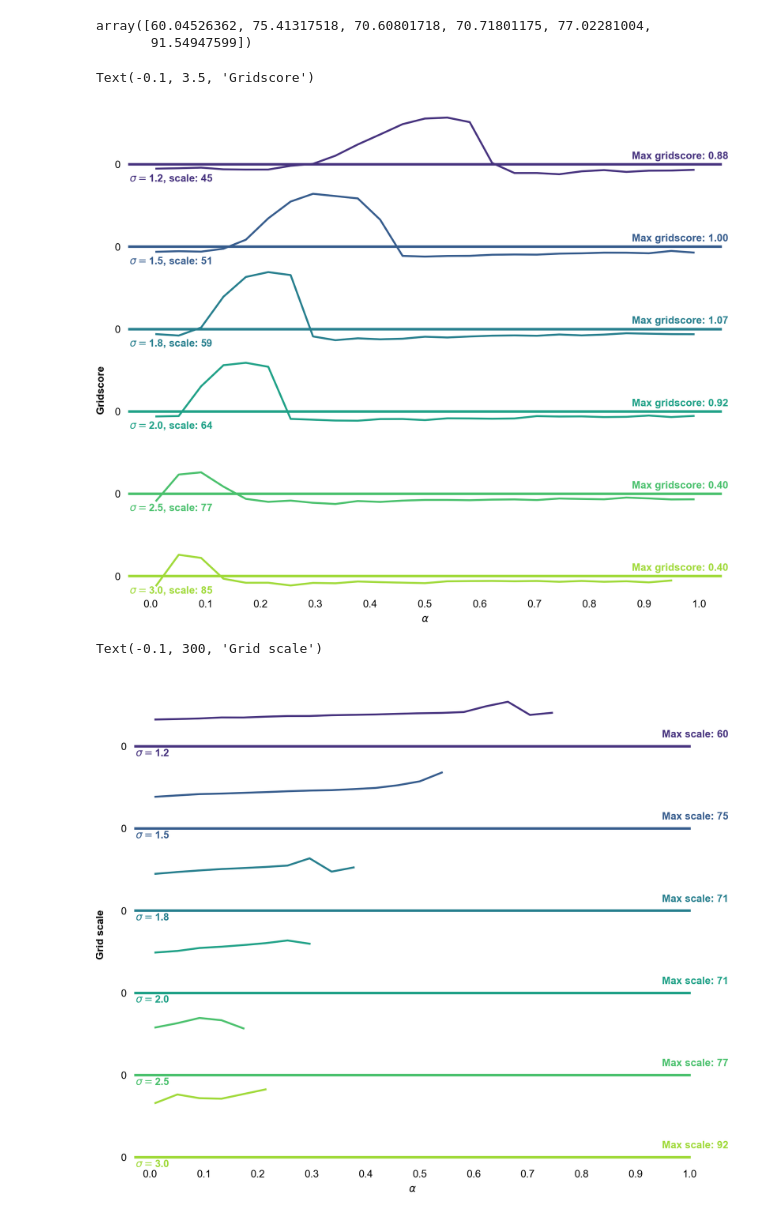
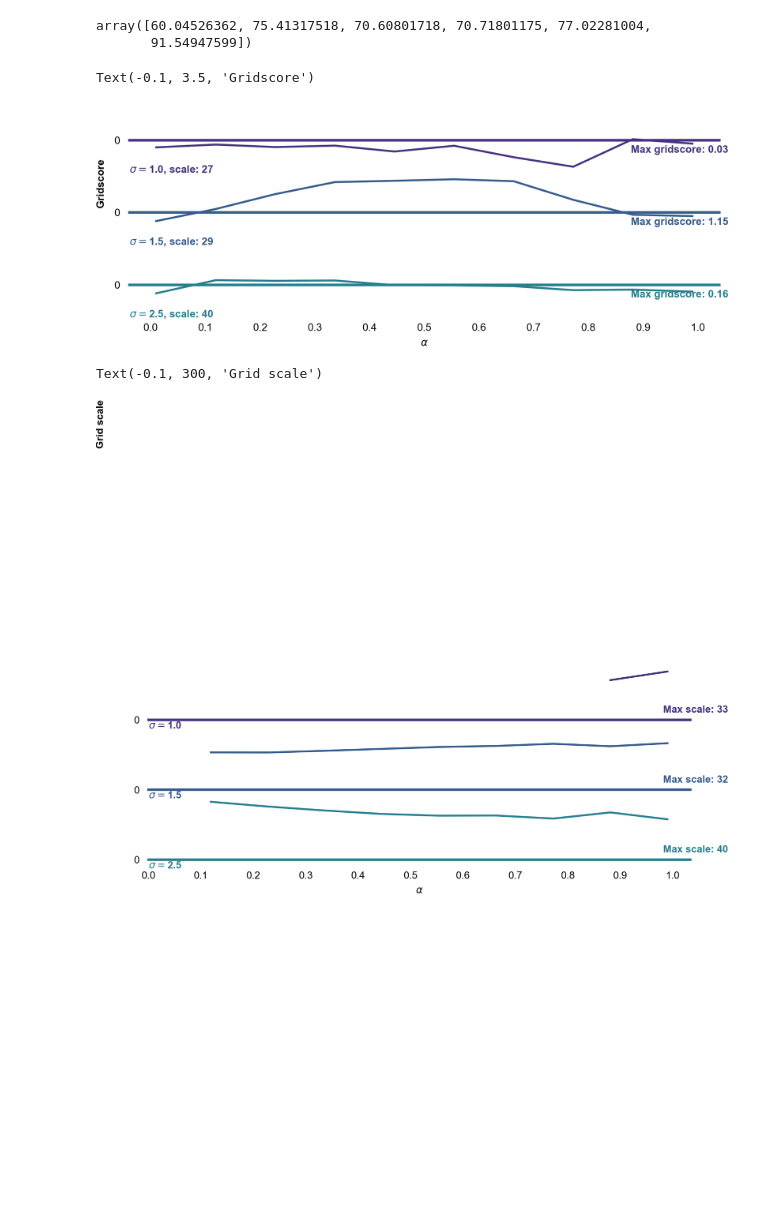
Before and after one commit to bioAI-Oslo/GridsWithoutPI, a Jupyter notebook: grid-search.ipynb, the cells around one changed output. Cells and saved outputs as stored; diff of their text form; code cells hidden in the pictures; blank space fills up the shorter version.

Commit message:
Small RNN grid search

```diff
--- a/grid-search.ipynb
+++ b/grid-search.ipynb
@@ -269,7 +291,7 @@ gs_meadians = np.median(grid_scores, axis = 2)
 
 
 # mode on 30 bins
-i_plot = 0
+i_plot = 1
 grid_scores_i = grid_scores[i_plot]
 gs_modes = np.zeros(len(grid_scores_i))
 
@@ -339,10 +356,10 @@ array([60.04526362, 75.41317518, 70.60801718, 70.71801175, 77.02281004,
 # %%
 # Create the data
 
-grid_scores = np.load('./gridsearch/ffgc_grid_scores.npy')
-grid_spacings = np.load('./gridsearch/ffgc_grid_spacings.npy')
-alphas = np.load('./gridsearch/ffgc_grid_search_alphas.npy')
-sigmas = np.load('./gridsearch/ffgc_grid_search_sigmas.npy')
+grid_scores = np.load('./gridsearch/RNN_grid_scores.npy')
+grid_spacings = np.load('./gridsearch/RNN_grid_spacings.npy')
+alphas = np.load('./gridsearch/RNN_grid_search_alphas.npy')
+sigmas = np.load('./gridsearch/RNN_grid_search_sigmas.npy')
 
 grid_scores_means = np.mean(grid_scores, axis = 2)
 
@@ -364,41 +381,41 @@ g.map(sns.lineplot, "alpha", "x", alpha=1, linewidth=1.5, err_kws={'alpha':0})
 g.refline(y=0, linewidth=2, linestyle="-", color=None, clip_on=False)
 
 
 # Define and use a simple function to label the plot in axes coordinates
 def label(x, color, label):
     ax = plt.gca()
     # label = r"\sigma" + f"{label:.2f}"
     max_y = mean_max[np.where(sigmas == float(label[11:14]))[0][0]]
     # Plot the labels in "g"
     ax.text(0, 0.0, label, fontweight="bold", color=color,
             ha="left", va="center", transform=ax.transAxes)
     # Plot the max mean gridscore
     ax.text(0.85, 0.3, f"Max gridscore: {max_y:.2f}", fontweight="bold", color=color,
             ha="left", va="center", transform=ax.transAxes)
 
 g.map(label, "x")
 
 # Set the subplots to overlap, NB: Adjust if you get white overlaps
 g.figure.subplots_adjust(hspace=0.1)
 
 # Remove axes details that don't play well with overlap
 g.set_titles("")
 g.set(yticks=[0], ylabel="", xlabel=r"$\alpha$", xticks=np.linspace(0,1,11))
 g.despine(bottom=True, left=True)
 g.tick_params(left=False, bottom=False)
 ax = plt.gca()
 # Remove grid tick lines
 ax.text(-0.1, 3.5, 'Gridscore', va='center', rotation='vertical', fontweight='bold')
 # %% [output]
 Text(-0.1, 3.5, 'Gridscore')
-[figure, old version]
+[figure, new version]
 # %%
 # Create the data
 
-grid_scores = np.load('./gridsearch/ffgc_grid_scores.npy')
-grid_spacings = np.load('./gridsearch/ffgc_grid_spacings.npy')
-alphas = np.load('./gridsearch/ffgc_grid_search_alphas.npy')
-sigmas = np.load('./gridsearch/ffgc_grid_search_sigmas.npy')
+grid_scores = np.load('./gridsearch/RNN_grid_scores.npy')
+grid_spacings = np.load('./gridsearch/RNN_grid_spacings.npy')
+alphas = np.load('./gridsearch/RNN_grid_search_alphas.npy')
+sigmas = np.load('./gridsearch/RNN_grid_search_sigmas.npy')
 
 grid_scores_means = np.mean(grid_scores, axis = 2)
 
@@ -448,4 +465,4 @@ ax = plt.gca()
 ax.text(-0.1, 300, 'Grid scale', va='center', rotation='vertical', fontweight='bold')
 # %% [output]
 Text(-0.1, 300, 'Grid scale')
-[figure, old version]
+[figure, new version]
```
Also changed, not shown: parts of 3 cells of this notebook.
